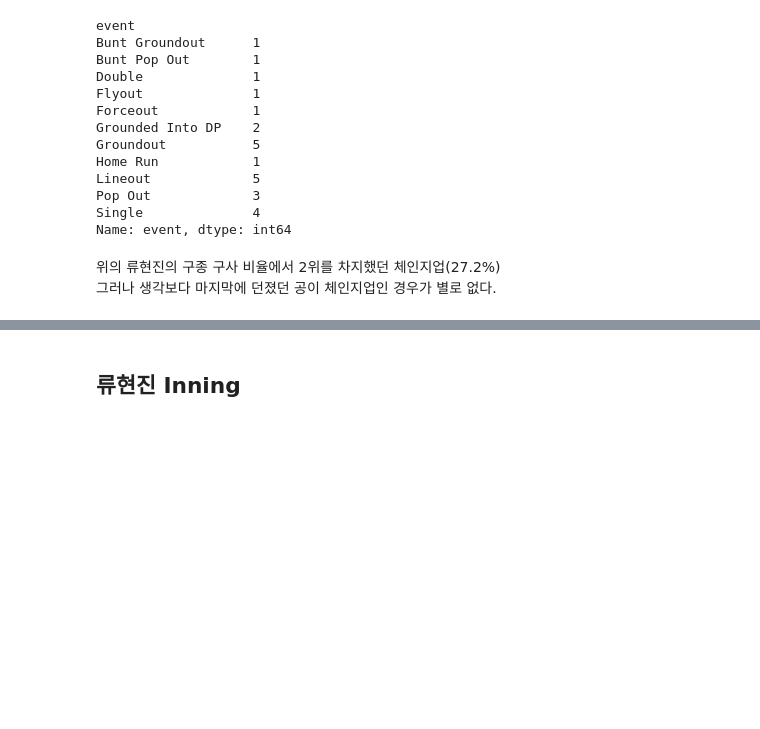
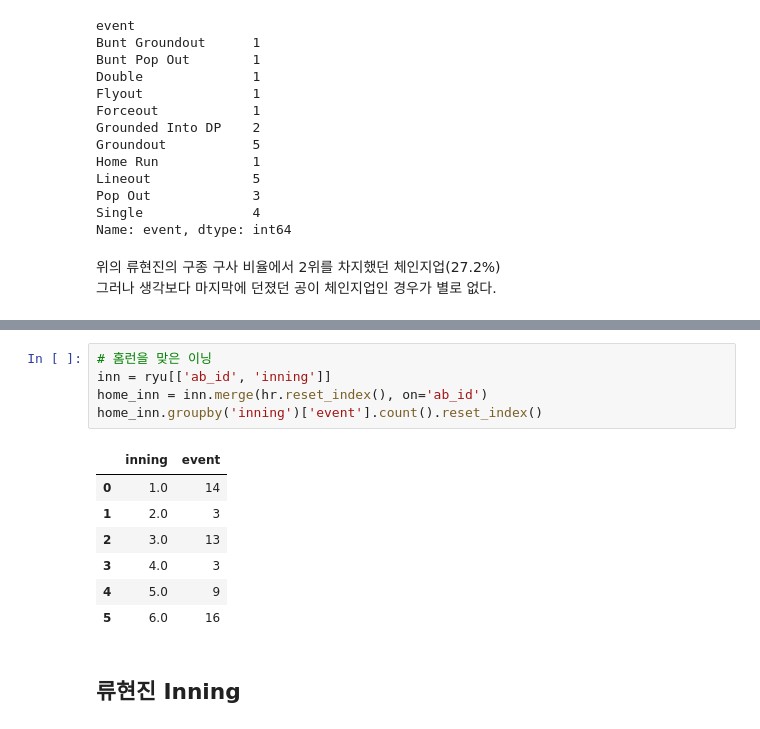
Before and after one commit to pcw789/sports_analysis_python, a Jupyter notebook: Ryu_pitch_data_2019.ipynb, the cells around one changed output, grey strips where cells are left out. Cells and saved outputs as stored; diff of their text form; blank space fills up the shorter version.

```diff
--- a/Ryu_pitch_data_2019.ipynb
+++ b/Ryu_pitch_data_2019.ipynb
@@ -449,3 +481,16 @@ Name: event, dtype: int64
+# %%
+# 홈런을 맞은 이닝
+inn = ryu[['ab_id', 'inning']]
+home_inn = inn.merge(hr.reset_index(), on='ab_id')
+home_inn.groupby('inning')['event'].count().reset_index()
+# %% [output]
+|  | inning | event |
+| 0 | 1.0 | 14 |
+| 1 | 2.0 | 3 |
+| 2 | 3.0 | 13 |
+| 3 | 4.0 | 3 |
+| 4 | 5.0 | 9 |
+| 5 | 6.0 | 16 |
 # %% [markdown]
 ## 류현진 Inning
 # %%
```
Also changed, not shown: parts of 5 cells of this notebook.
